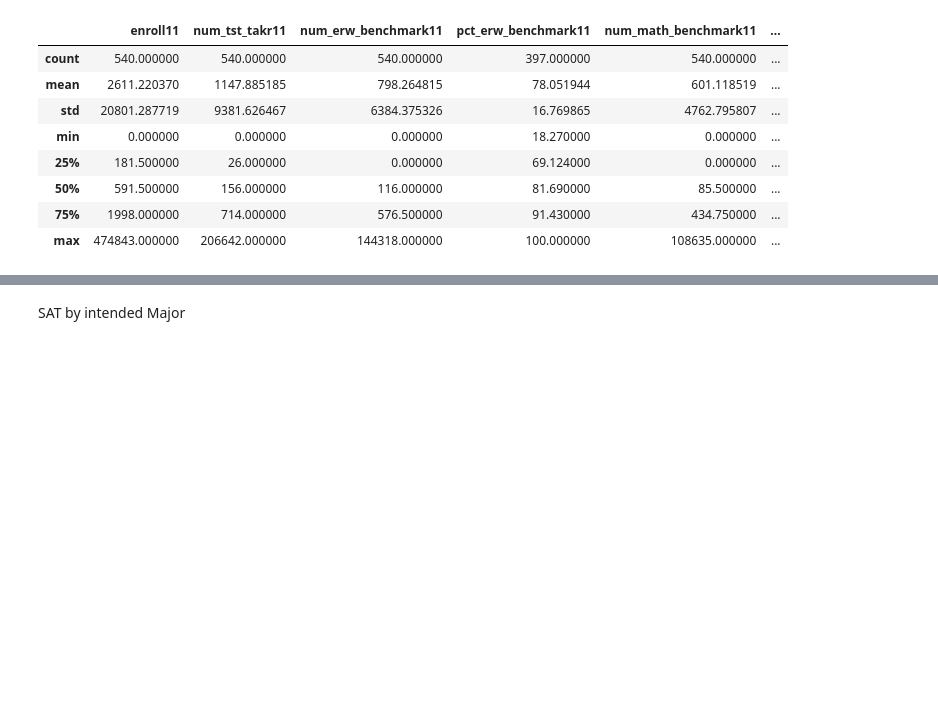
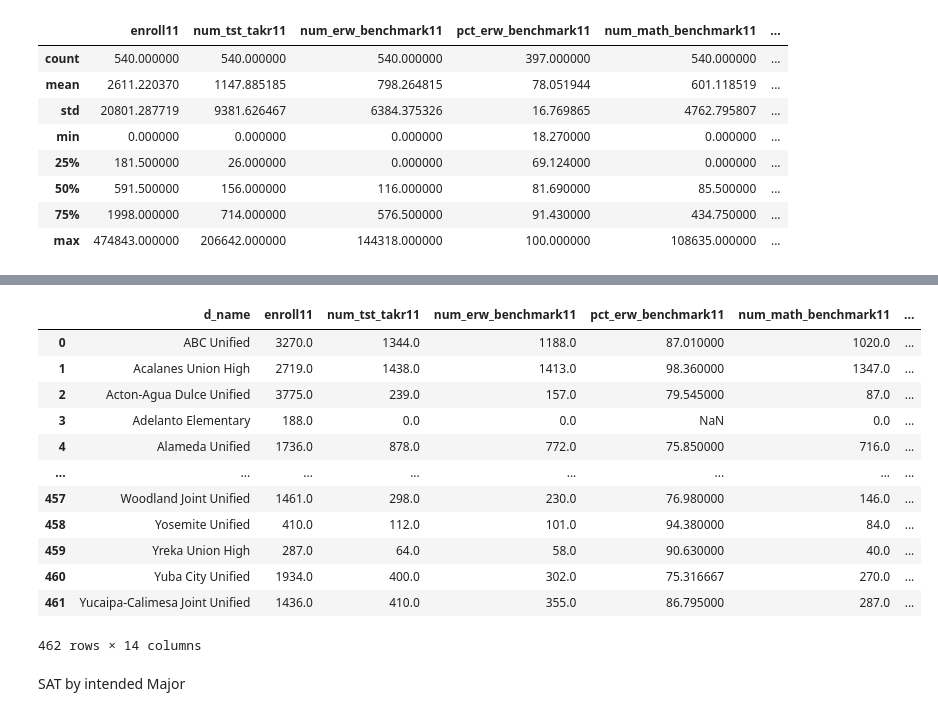
Before and after one commit to AlexSpradling/california_sat_analysis, a Jupyter notebook: code/starter-code Alex.ipynb, the cells around one changed output, grey strips where cells are left out. Drawn from its saved outputs; the diff is of its cells as text; code cells hidden in the pictures; blank space fills up the shorter version.

```diff
--- a/code/starter-code Alex.ipynb
+++ b/code/starter-code Alex.ipynb
@@ -160,6 +160,7 @@ Import the datasets that you selected for this project and go through the follow
 import re
 def clean_columns(df):
     df.columns = [col.lower().replace(' ', '_').replace('-','_') for col in df.columns]
+    df.columns = [col.replace('\n', '_') for col in df.columns]
     return df
 # %% [markdown]
 ACT 2017-2019
@@ -318,7 +319,7 @@ sat_2019_ca_df.drop(sat_2019_ca_df.columns[[0,1,2,3,4,5,8,9,10,11,12,13,20,21]],
 
 # clean columns!
 # snake case everything
-sat_2019_ca_df.columns = ['_'.join(re.split('(?<=.)(?=[A-Z])', x)) for x in sat_2019_ca_df.columns]
+sat_2019_ca_df.columns = ['_'.join(re.split('(?<=.)(?=[a-z])', x)) for x in sat_2019_ca_df.columns]
 sat_2019_ca_df = clean_columns(sat_2019_ca_df)
 sat_2019_ca_df.columns = [x.replace('_e_r_w_', '_erw_') for x in sat_2019_ca_df.columns]
 sat_2019_ca_df.columns = [x.replace('_t_s_t_', '_tst_') for x in sat_2019_ca_df.columns]
@@ -378,3 +395,18 @@ sat_2019_ca_df.describe()
 | 50% | 591.500000 | 156.000000 | 116.000000 | 81.690000 | 85.500000 | ... |
 | 75% | 1998.000000 | 714.000000 | 576.500000 | 91.430000 | 434.750000 | ... |
 | max | 474843.000000 | 206642.000000 | 144318.000000 | 100.000000 | 108635.000000 | ... |
+# %%
+ca_budgets_sd = pd.read_excel('../data/currentexpense1819.xlsx')
+
+# clean columns
+ca_budgets_sd.columns = ca_budgets_sd.loc[9]
+ca_budgets_sd = ca_budgets_sd[10:].reset_index()
+ca_budgets_sd = clean_columns(ca_budgets_sd)
+ca_budgets_sd.drop(ca_budgets_sd.columns[[0,1,2]], axis=1, inplace=True)
+ca_budgets_sd.rename(columns = {'district':'d_name'}, inplace=True)
+
+# drop unused columns
+ca_budgets_sd = ca_budgets_sd.astype({col:'float' for col in ca_budgets_sd.columns if col not in ['d_name', 'lea_type']})
+
+ca_budgets_sd.info()
+ca_budgets_sd.head()
@@ -381,3 +432,19 @@ sat_2019_ca_df.describe()
+# %%
+pd.merge(sat_2019_ca_df,ca_budgets_sd, left_on='d_name', right_on = 'd_name')
+# %% [output]
+|  | d_name | enroll11 | num_tst_takr11 | num_erw_benchmark11 | pct_erw_benchmark11 | num_math_benchmark11 | ... |
+| 0 | ABC Unified | 3270.0 | 1344.0 | 1188.0 | 87.010000 | 1020.0 | ... |
+| 1 | Acalanes Union High | 2719.0 | 1438.0 | 1413.0 | 98.360000 | 1347.0 | ... |
+| 2 | Acton-Agua Dulce Unified | 3775.0 | 239.0 | 157.0 | 79.545000 | 87.0 | ... |
+| 3 | Adelanto Elementary | 188.0 | 0.0 | 0.0 | NaN | 0.0 | ... |
+| 4 | Alameda Unified | 1736.0 | 878.0 | 772.0 | 75.850000 | 716.0 | ... |
+| ... | ... | ... | ... | ... | ... | ... | ... |
+| 457 | Woodland Joint Unified | 1461.0 | 298.0 | 230.0 | 76.980000 | 146.0 | ... |
+| 458 | Yosemite Unified | 410.0 | 112.0 | 101.0 | 94.380000 | 84.0 | ... |
+| 459 | Yreka Union High | 287.0 | 64.0 | 58.0 | 90.630000 | 40.0 | ... |
+| 460 | Yuba City Unified | 1934.0 | 400.0 | 302.0 | 75.316667 | 270.0 | ... |
+| 461 | Yucaipa-Calimesa Joint Unified | 1436.0 | 410.0 | 355.0 | 86.795000 | 287.0 | ... |
+462 rows × 14 columns
 # %% [markdown]
 SAT by intended Major
 # %%
```
Also changed, not shown: parts of 3 cells of this notebook, 1 other file.
